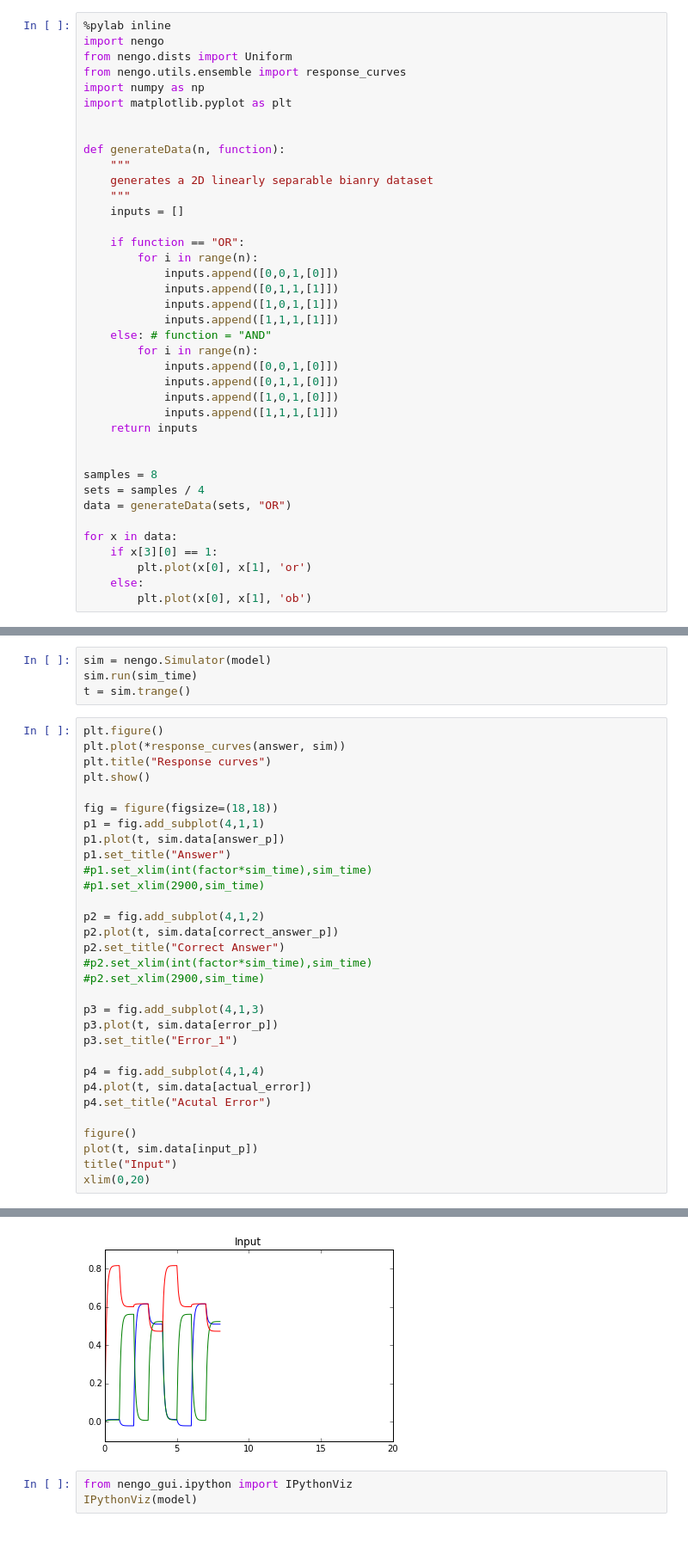
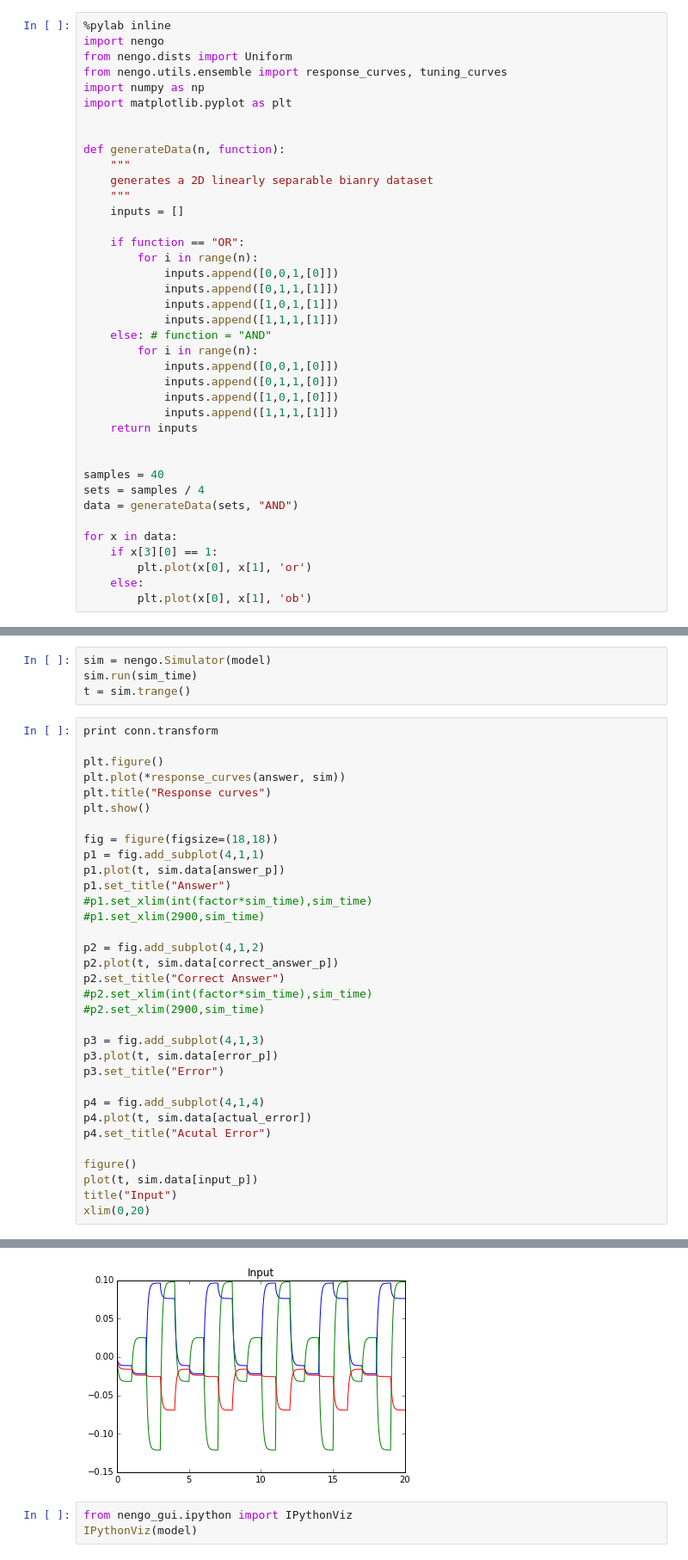
Before and after one commit to s72sue/Neural-Networks, a Jupyter notebook: Example Models/AND_OR_percep.ipynb, the cells around one changed output, grey strips where cells are left out. Shown at 86% size. Drawn from its saved outputs; the diff is of its cells as text.

```diff
--- a/Example Models/AND_OR_percep.ipynb
+++ b/Example Models/AND_OR_percep.ipynb
@@ -2,7 +2,7 @@
 %pylab inline
 import nengo
 from nengo.dists import Uniform
-from nengo.utils.ensemble import response_curves
+from nengo.utils.ensemble import response_curves, tuning_curves
 import numpy as np
 import matplotlib.pyplot as plt
 
@@ -28,9 +28,9 @@ def generateData(n, function):
     return inputs
 
 
-samples = 8
+samples = 40
 sets = samples / 4
-data = generateData(sets, "OR")
+data = generateData(sets, "AND")
 
 for x in data:
     if x[3][0] == 1:
@@ -150,6 +117,8 @@ sim = nengo.Simulator(model)
 sim.run(sim_time)
 t = sim.trange()
 # %%
+print conn.transform
+
 plt.figure()
 plt.plot(*response_curves(answer, sim))
 plt.title("Response curves")
@@ -170,7 +139,7 @@ p2.set_title("Correct Answer")
 
 p3 = fig.add_subplot(4,1,3)
 p3.plot(t, sim.data[error_p])
-p3.set_title("Error_1")
+p3.set_title("Error")
 
 p4 = fig.add_subplot(4,1,4)
 p4.plot(t, sim.data[actual_error])
@@ -187,4 +157,4 @@ xlim(0,20)
-[figure, old version]
+[figure, new version]
 # %%
 from nengo_gui.ipython import IPythonViz
 IPythonViz(model)
```
Also changed, not shown: parts of 2 cells of this notebook, 1 other file.
